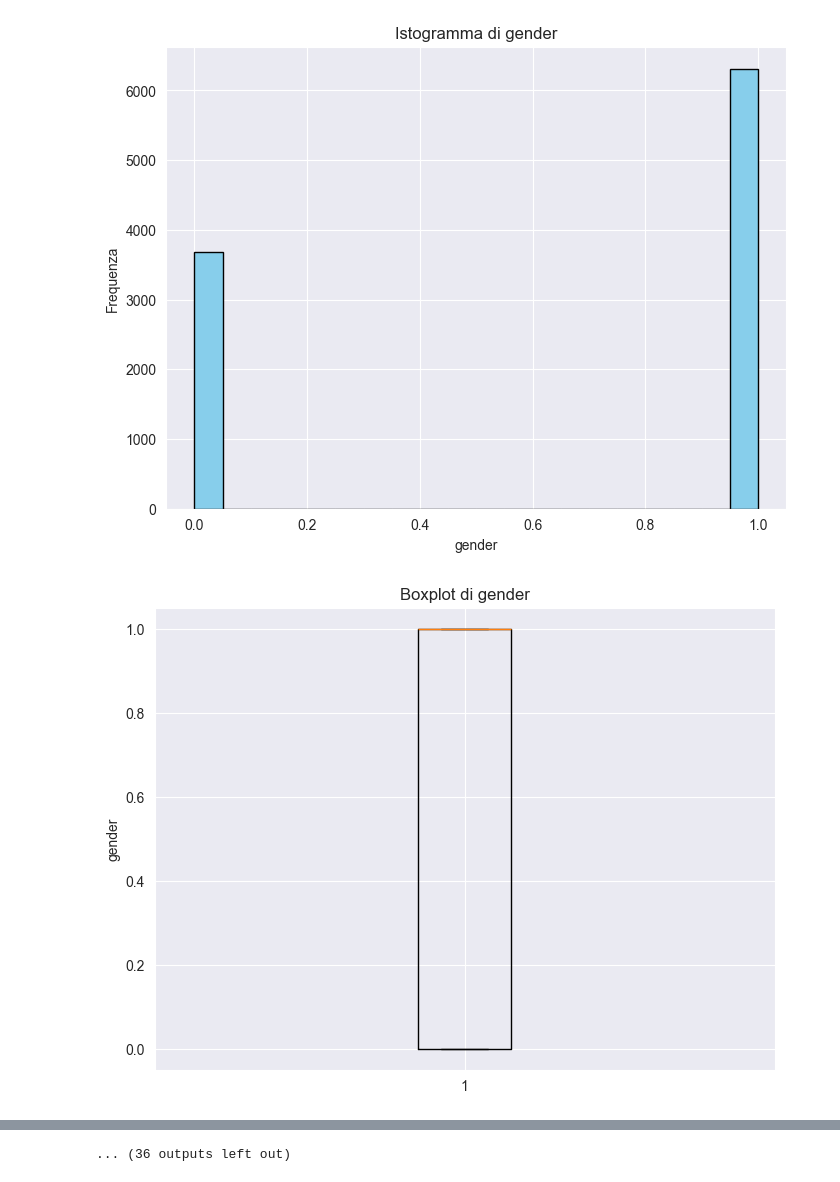
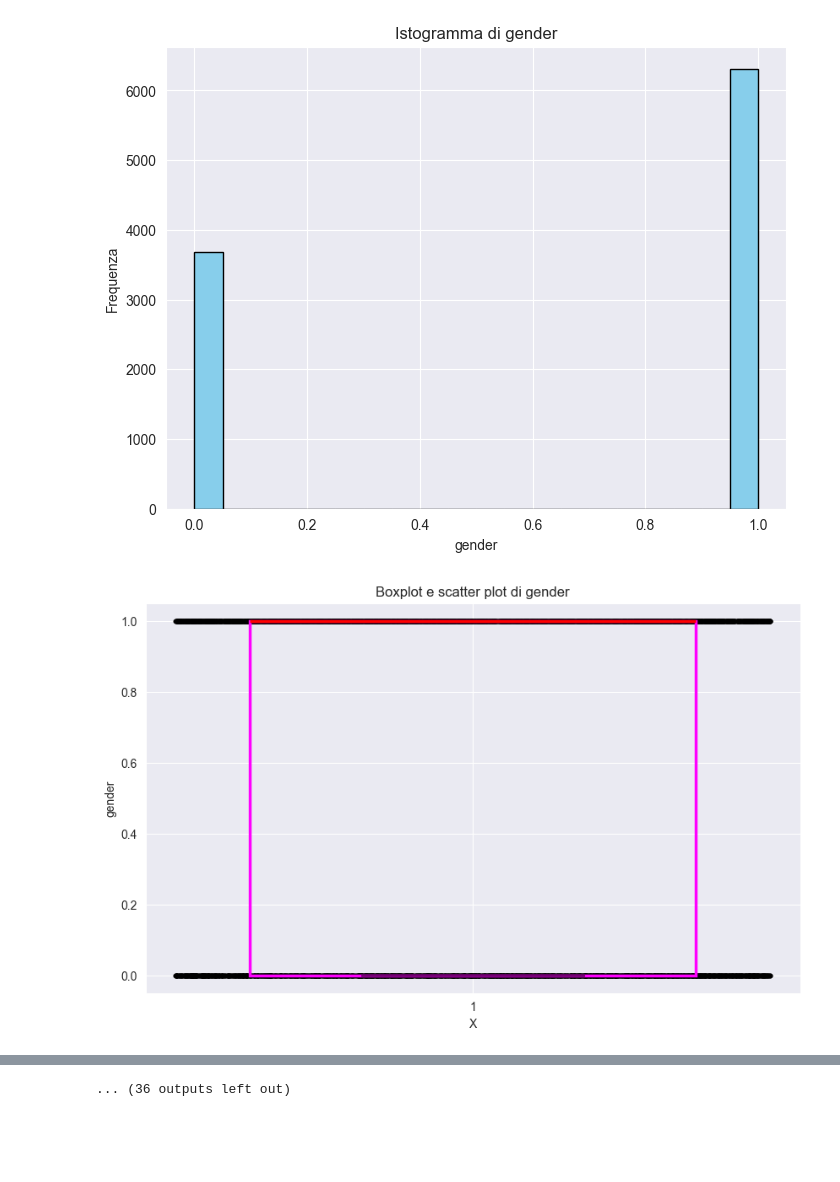
Before and after one commit to cricci3/Smoker-Detector-ML-Model, a Jupyter notebook: analisi_covariate1.ipynb, the cells around one changed output, grey strips where cells are left out. Saved outputs shown, nothing was run; the diff lists cells and outputs as text; code cells hidden in the pictures; blank space fills up the shorter version.

```diff
--- a/analisi_covariate1.ipynb
+++ b/analisi_covariate1.ipynb
@@ -13,23 +13,34 @@ df['gender'] = df['gender'].apply(lambda x: 1 if x == 'M' else 0)
 
 df_subset = df.head(10000)
 # %%
+import numpy as np
+
 # Crea un istogramma e un boxplot per ogni colonna
 for col in df_subset.columns:
     # Istogramma
     plt.figure(figsize=(8, 6))
     plt.hist(df_subset[col], bins=20, color='skyblue', edgecolor='black')
     plt.title(f'Istogramma di {col}')
     plt.xlabel(col)
     plt.ylabel('Frequenza')
     plt.show()
 
-    # Boxplot
-    plt.figure(figsize=(8, 6))
-    plt.boxplot(df_subset[col])
-    plt.title(f'Boxplot di {col}')
+    # Genera valori casuali per l'asse x nell'intervallo [-1, 3]
+    x_values = np.random.uniform(0, 2, size=len(df_subset[col]))
+
+    plt.figure(figsize=(10, 6), facecolor='white')  # Sfondo bianco
+
+    # Boxplot con larghezza maggiore
+    plt.boxplot(df_subset[col], widths=1.5, patch_artist=True,  boxprops=dict(edgecolor=(1.0, 0.0, 1.0), facecolor='none', linewidth=2.5), medianprops=dict(color='red', linewidth=2.5))
+
+    # Scatter plot con puntini neri
+    plt.scatter(x_values, df_subset[col], s=10, color='black', alpha=0.5)  # Puntini neri
+
+    plt.title(f'Boxplot e scatter plot di {col}')
+    plt.xlabel('X')
     plt.ylabel(col)
     plt.show()
 # %% [output]
 [figure]
-[figure, old version]
+[figure, new version]
 [figure]
```
Also changed, not shown: parts of 1 cell of this notebook.
